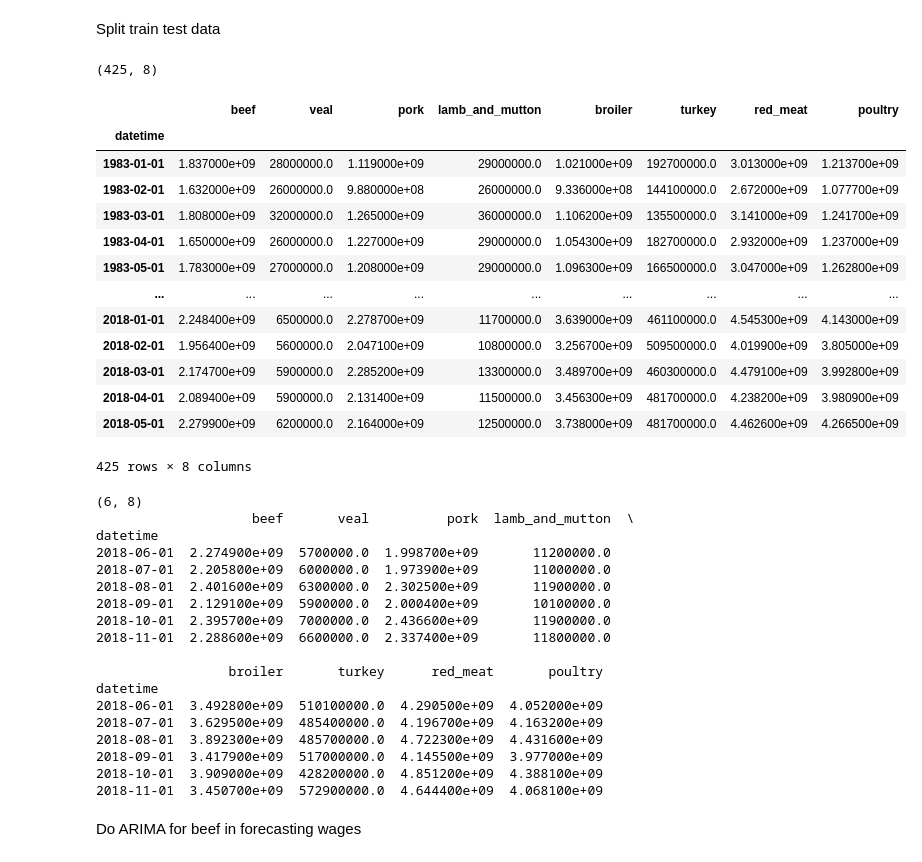
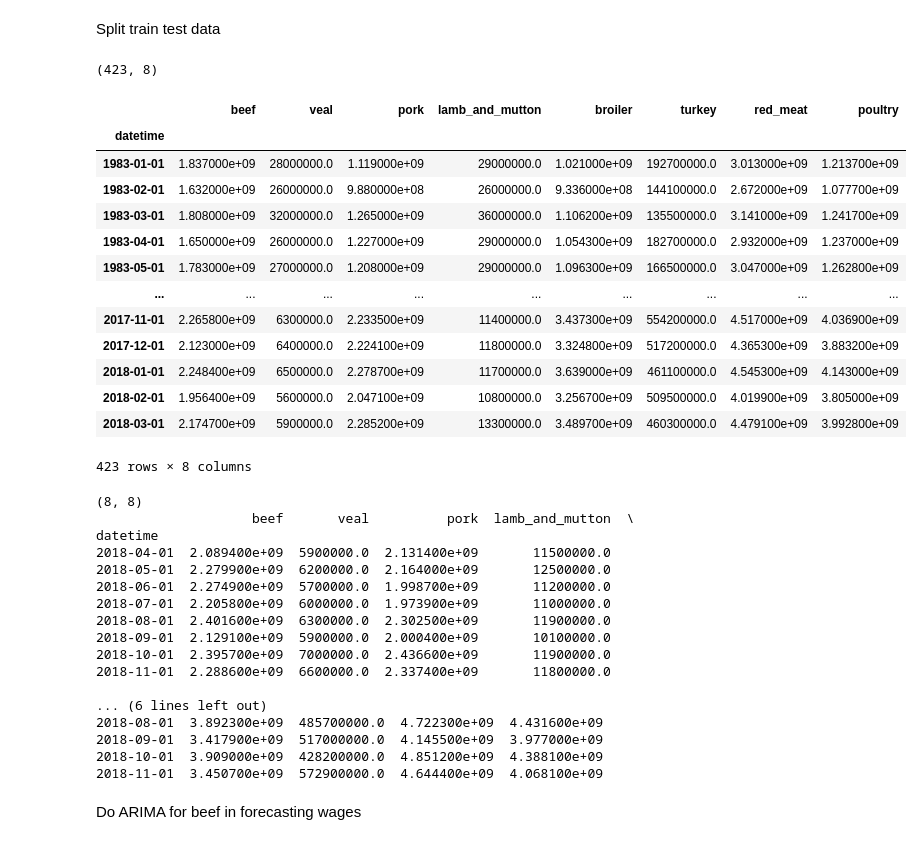
Before and after one commit to SAT-Enjoyers/citadel-datathon, a Jupyter notebook: eda/sarimax_meat.ipynb, the cells around one changed output. Cells and saved outputs as stored; diff of their text form; code cells hidden in the pictures.

```diff
--- a/eda/sarimax_meat.ipynb
+++ b/eda/sarimax_meat.ipynb
@@ -162,30 +162,30 @@ Split train test data
 # %%
 LEARN_TO_YEAR = 2018
 LEARN_FROM = date(1900, 1, 1)
-LEARN_TO = date(LEARN_TO_YEAR, 6, 1)
+LEARN_TO = date(LEARN_TO_YEAR, 4, 1)
 train_df = df_subject1[(df_subject1['datetime'].dt.date >= LEARN_FROM) & (df_subject1['datetime'].dt.date < LEARN_TO)]
 train_df = train_df.set_index('datetime')
 train_df = train_df.asfreq('MS')
 print(train_df.shape)
 train_df
 # %% [output]
-(425, 8)
+(423, 8)
 |  | beef | veal | pork | lamb_and_mutton | broiler | turkey | red_meat | poultry |
 | datetime |  |  |  |  |  |  |  |  |
 | 1983-01-01 | 1.837000e+09 | 28000000.0 | 1.119000e+09 | 29000000.0 | 1.021000e+09 | 192700000.0 | 3.013000e+09 | 1.213700e+09 |
 | 1983-02-01 | 1.632000e+09 | 26000000.0 | 9.880000e+08 | 26000000.0 | 9.336000e+08 | 144100000.0 | 2.672000e+09 | 1.077700e+09 |
 | 1983-03-01 | 1.808000e+09 | 32000000.0 | 1.265000e+09 | 36000000.0 | 1.106200e+09 | 135500000.0 | 3.141000e+09 | 1.241700e+09 |
 | 1983-04-01 | 1.650000e+09 | 26000000.0 | 1.227000e+09 | 29000000.0 | 1.054300e+09 | 182700000.0 | 2.932000e+09 | 1.237000e+09 |
 | 1983-05-01 | 1.783000e+09 | 27000000.0 | 1.208000e+09 | 29000000.0 | 1.096300e+09 | 166500000.0 | 3.047000e+09 | 1.262800e+09 |
 | ... | ... | ... | ... | ... | ... | ... | ... | ... |
+| 2017-11-01 | 2.265800e+09 | 6300000.0 | 2.233500e+09 | 11400000.0 | 3.437300e+09 | 554200000.0 | 4.517000e+09 | 4.036900e+09 |
+| 2017-12-01 | 2.123000e+09 | 6400000.0 | 2.224100e+09 | 11800000.0 | 3.324800e+09 | 517200000.0 | 4.365300e+09 | 3.883200e+09 |
 | 2018-01-01 | 2.248400e+09 | 6500000.0 | 2.278700e+09 | 11700000.0 | 3.639000e+09 | 461100000.0 | 4.545300e+09 | 4.143000e+09 |
 | 2018-02-01 | 1.956400e+09 | 5600000.0 | 2.047100e+09 | 10800000.0 | 3.256700e+09 | 509500000.0 | 4.019900e+09 | 3.805000e+09 |
 | 2018-03-01 | 2.174700e+09 | 5900000.0 | 2.285200e+09 | 13300000.0 | 3.489700e+09 | 460300000.0 | 4.479100e+09 | 3.992800e+09 |
-| 2018-04-01 | 2.089400e+09 | 5900000.0 | 2.131400e+09 | 11500000.0 | 3.456300e+09 | 481700000.0 | 4.238200e+09 | 3.980900e+09 |
-| 2018-05-01 | 2.279900e+09 | 6200000.0 | 2.164000e+09 | 12500000.0 | 3.738000e+09 | 481700000.0 | 4.462600e+09 | 4.266500e+09 |
-425 rows × 8 columns
+423 rows × 8 columns
 # %%
-TEST_FROM = date(2018, 6, 1)
+TEST_FROM = date(2018, 4, 1)
 TEST_TO = date(2018, 12, 1)
 test_df = df_subject1[(df_subject1['datetime'].dt.date >= TEST_FROM) & (df_subject1['datetime'].dt.date < TEST_TO)]
 test_df = test_df.reset_index(drop=True)
@@ -194,9 +194,11 @@ test_df = test_df.asfreq('MS')
 print(test_df.shape)
 print(test_df)
 # %% [output]
-(6, 8)
+(8, 8)
                     beef       veal          pork  lamb_and_mutton  \
 datetime
+2018-04-01  2.089400e+09  5900000.0  2.131400e+09       11500000.0
+2018-05-01  2.279900e+09  6200000.0  2.164000e+09       12500000.0
 2018-06-01  2.274900e+09  5700000.0  1.998700e+09       11200000.0
 2018-07-01  2.205800e+09  6000000.0  1.973900e+09       11000000.0
 2018-08-01  2.401600e+09  6300000.0  2.302500e+09       11900000.0
@@ -204,10 +206,7 @@ datetime
 2018-10-01  2.395700e+09  7000000.0  2.436600e+09       11900000.0
 2018-11-01  2.288600e+09  6600000.0  2.337400e+09       11800000.0
 
-                 broiler       turkey      red_meat       poultry
-datetime
-2018-06-01  3.492800e+09  510100000.0  4.290500e+09  4.052000e+09
-2018-07-01  3.629500e+09  485400000.0  4.196700e+09  4.163200e+09
+... (6 lines left out)
 2018-08-01  3.892300e+09  485700000.0  4.722300e+09  4.431600e+09
 2018-09-01  3.417900e+09  517000000.0  4.145500e+09  3.977000e+09
 2018-10-01  3.909000e+09  428200000.0  4.851200e+09  4.388100e+09
```
Also changed, not shown: parts of 3 cells of this notebook, 4 other files.
